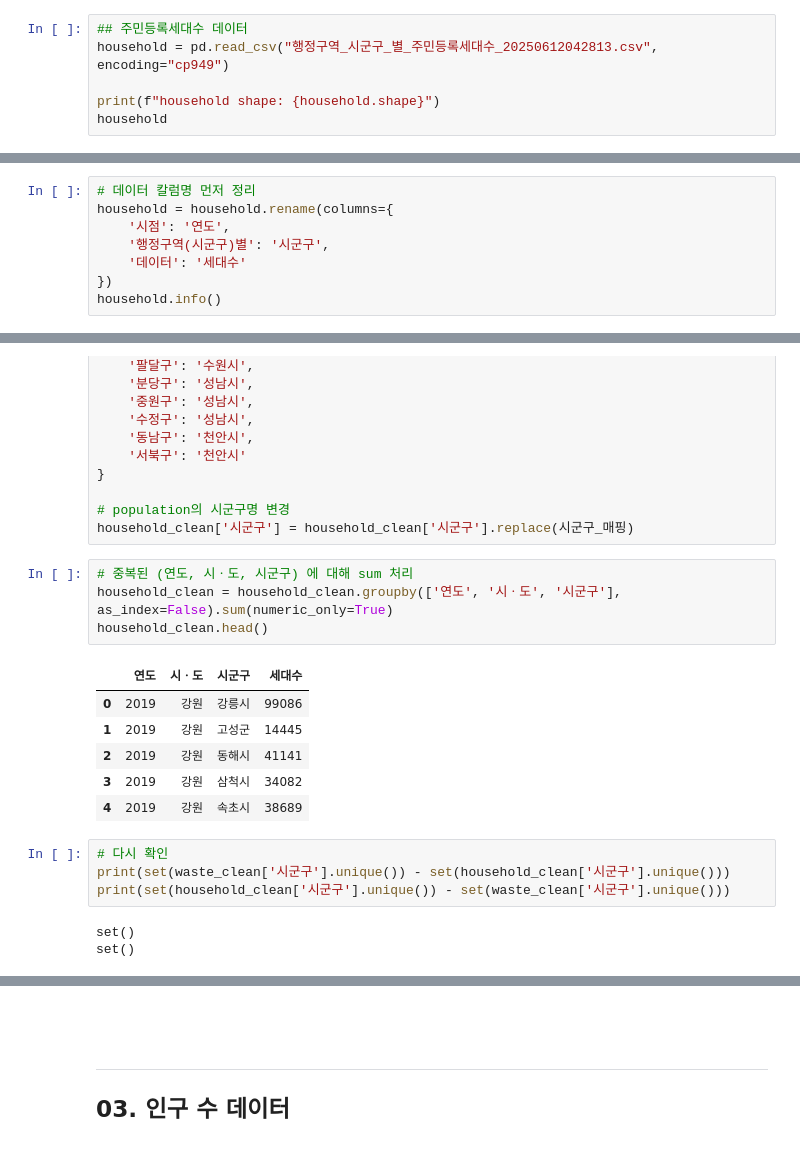
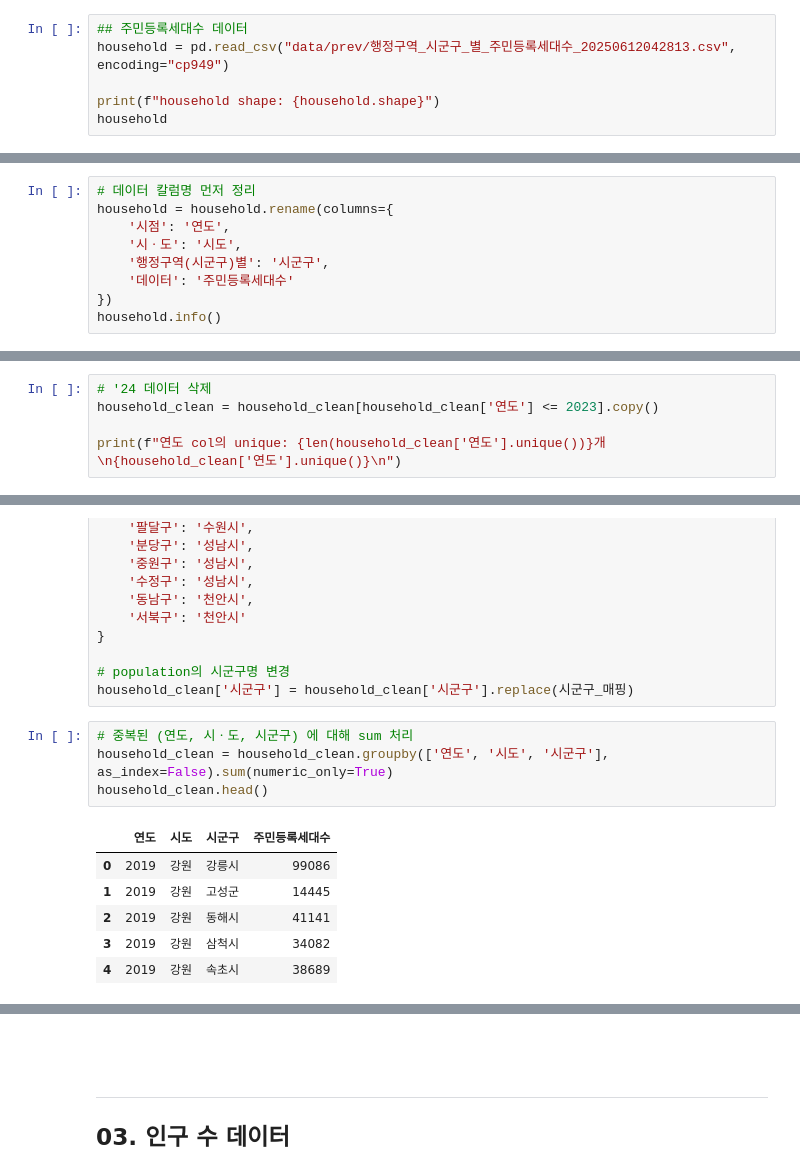
Before and after one commit to kimsang0220/Busan_Big_Data, a Jupyter notebook: KBR/1_데이터수집및전처리.ipynb, the cells around one changed output, grey strips where cells are left out. Drawn from its saved outputs; the diff is of its cells as text.

```diff
--- a/KBR/1_데이터수집및전처리.ipynb
+++ b/KBR/1_데이터수집및전처리.ipynb
@@ -221,7 +149,7 @@ plt.tight_layout()
 ## 02. 주민등록세대수 데이터
 # %%
 ## 주민등록세대수 데이터
-household = pd.read_csv("행정구역_시군구_별_주민등록세대수_20250612042813.csv", encoding="cp949")
+household = pd.read_csv("data/prev/행정구역_시군구_별_주민등록세대수_20250612042813.csv", encoding="cp949")
 
 print(f"household shape: {household.shape}")
 household
@@ -244,8 +172,9 @@ household shape: (1617, 4)
 # 데이터 칼럼명 먼저 정리
 household = household.rename(columns={
     '시점': '연도',
+    '시ㆍ도': '시도',
     '행정구역(시군구)별': '시군구',
-    '데이터': '세대수'
+    '데이터': '주민등록세대수'
 })
 household.info()
 # %% [output]
@@ -268,3 +197,8 @@ household_clean.shape
 # 기존: (1617, 4)
 # %% [output]
 (1569, 4)
+# %%
+# '24 데이터 삭제
+household_clean = household_clean[household_clean['연도'] <= 2023].copy()
+
+print(f"연도 col의 unique: {len(household_clean['연도'].unique())}개\n{household_clean['연도'].unique()}\n")
@@ -329,19 +266,12 @@ set()
 household_clean['시군구'] = household_clean['시군구'].replace(시군구_매핑)
 # %%
 # 중복된 (연도, 시ㆍ도, 시군구) 에 대해 sum 처리
-household_clean = household_clean.groupby(['연도', '시ㆍ도', '시군구'], as_index=False).sum(numeric_only=True)
+household_clean = household_clean.groupby(['연도', '시도', '시군구'], as_index=False).sum(numeric_only=True)
 household_clean.head()
 # %% [output]
-|  | 연도 | 시ㆍ도 | 시군구 | 세대수 |
+|  | 연도 | 시도 | 시군구 | 주민등록세대수 |
 | 0 | 2019 | 강원 | 강릉시 | 99086 |
 | 1 | 2019 | 강원 | 고성군 | 14445 |
 | 2 | 2019 | 강원 | 동해시 | 41141 |
 | 3 | 2019 | 강원 | 삼척시 | 34082 |
 | 4 | 2019 | 강원 | 속초시 | 38689 |
-# %%
-# 다시 확인
-print(set(waste_clean['시군구'].unique()) - set(household_clean['시군구'].unique()))
-print(set(household_clean['시군구'].unique()) - set(waste_clean['시군구'].unique()))
-# %% [output]
-set()
-set()
```
Also changed, not shown: parts of 119 cells of this notebook.
